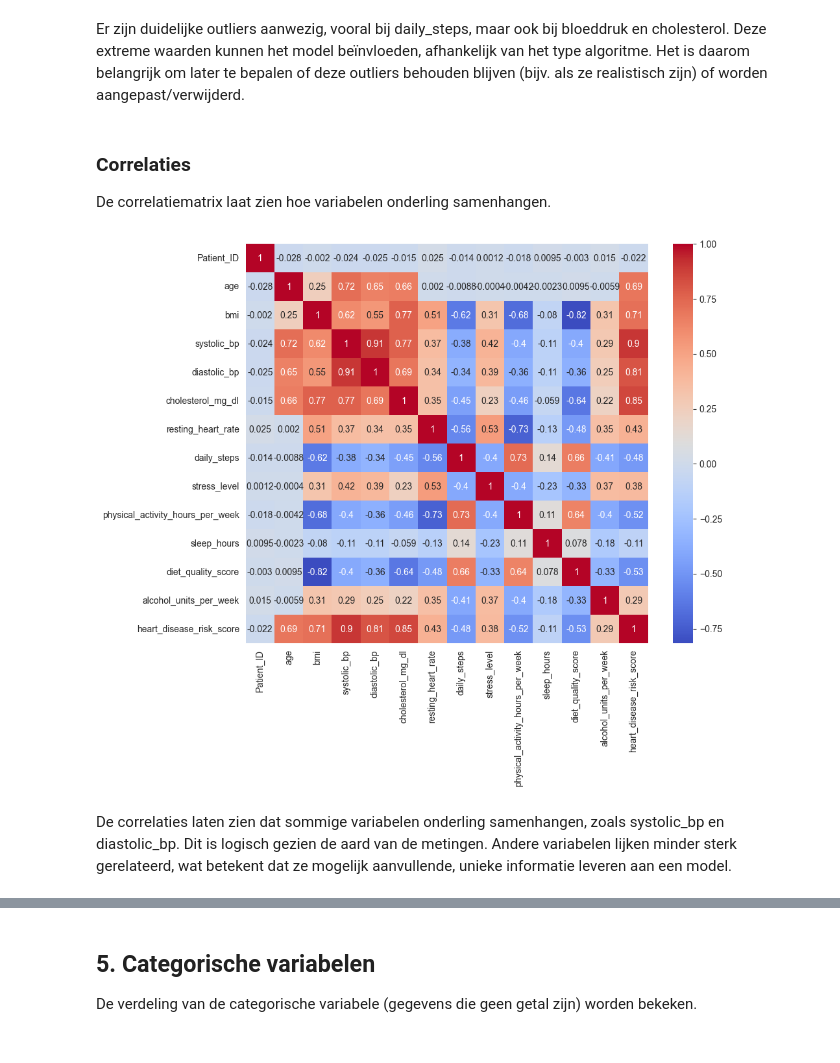
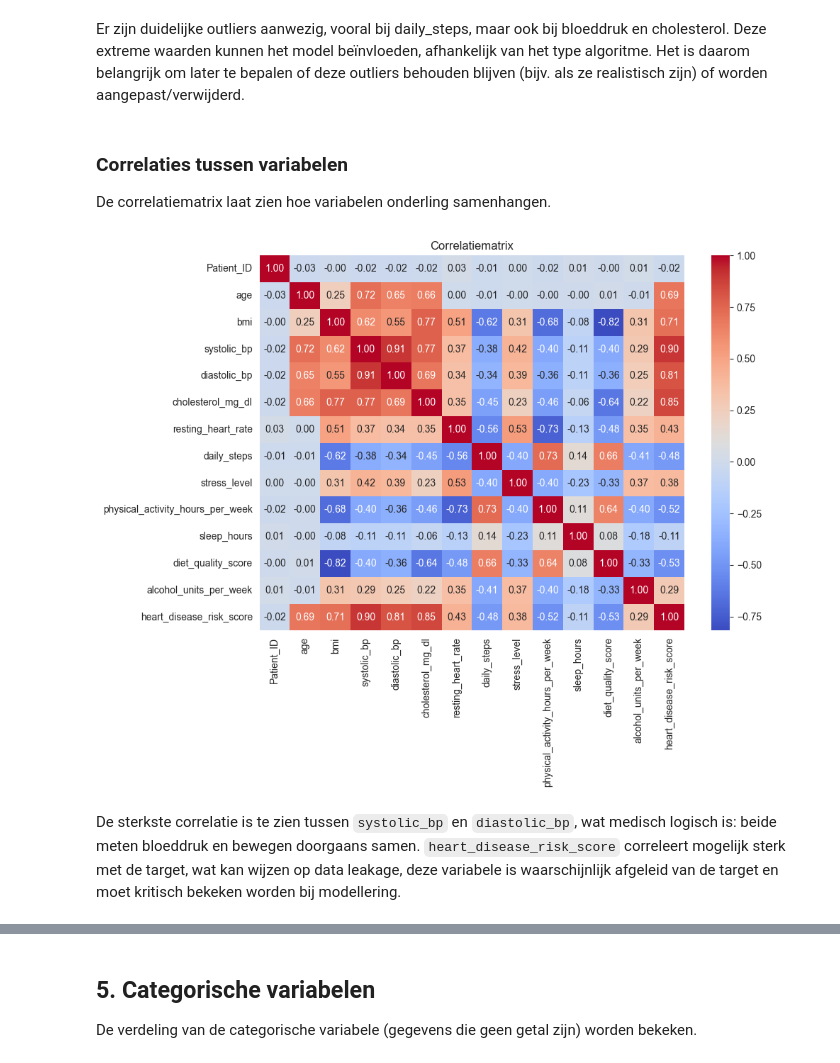
Before and after one commit to ESmids/BPDEE-Practicums, a Jupyter notebook: Opdracht1/HeartAttackDataset/CardiovascularRisk.ipynb, the cells around one changed output, grey strips where cells are left out. Saved outputs shown, nothing was run; the diff lists cells and outputs as text; code cells hidden in the pictures.

```diff
--- a/Opdracht1/HeartAttackDataset/CardiovascularRisk.ipynb
+++ b/Opdracht1/HeartAttackDataset/CardiovascularRisk.ipynb
@@ -131,15 +207,17 @@ for col in cols:
 # %% [markdown]
 Er zijn duidelijke outliers aanwezig, vooral bij daily_steps, maar ook bij bloeddruk en cholesterol. Deze extreme waarden kunnen het model beïnvloeden, afhankelijk van het type algoritme. Het is daarom belangrijk om later te bepalen of deze outliers behouden blijven (bijv. als ze realistisch zijn) of worden aangepast/verwijderd.
 # %% [markdown]
-### Correlaties
+### Correlaties tussen variabelen
 De correlatiematrix laat zien hoe variabelen onderling samenhangen.
 # %%
 corr_matrix = df.corr(numeric_only=True)
 
 plt.figure(figsize=(10, 8))
-sns.heatmap(corr_matrix, annot=True, cmap="coolwarm")
+sns.heatmap(corr_matrix, annot=True, fmt=".2f", cmap="coolwarm")
+plt.title("Correlatiematrix")
+plt.tight_layout()
 plt.show()
 # %% [output]
-[figure, old version]
+[figure, new version]
-# %% [markdown]
-De correlaties laten zien dat sommige variabelen onderling samenhangen, zoals systolic_bp en diastolic_bp. Dit is logisch gezien de aard van de metingen. Andere variabelen lijken minder sterk gerelateerd, wat betekent dat ze mogelijk aanvullende, unieke informatie leveren aan een model.
+# %% [markdown]
+De sterkste correlatie is te zien tussen `systolic_bp` en `diastolic_bp`, wat medisch logisch is: beide meten bloeddruk en bewegen doorgaans samen. `heart_disease_risk_score` correleert mogelijk sterk met de target, wat kan wijzen op data leakage, deze variabele is waarschijnlijk afgeleid van de target en moet kritisch bekeken worden bij modellering.
```
Also changed, not shown: parts of 30 cells of this notebook, 2 other files.
